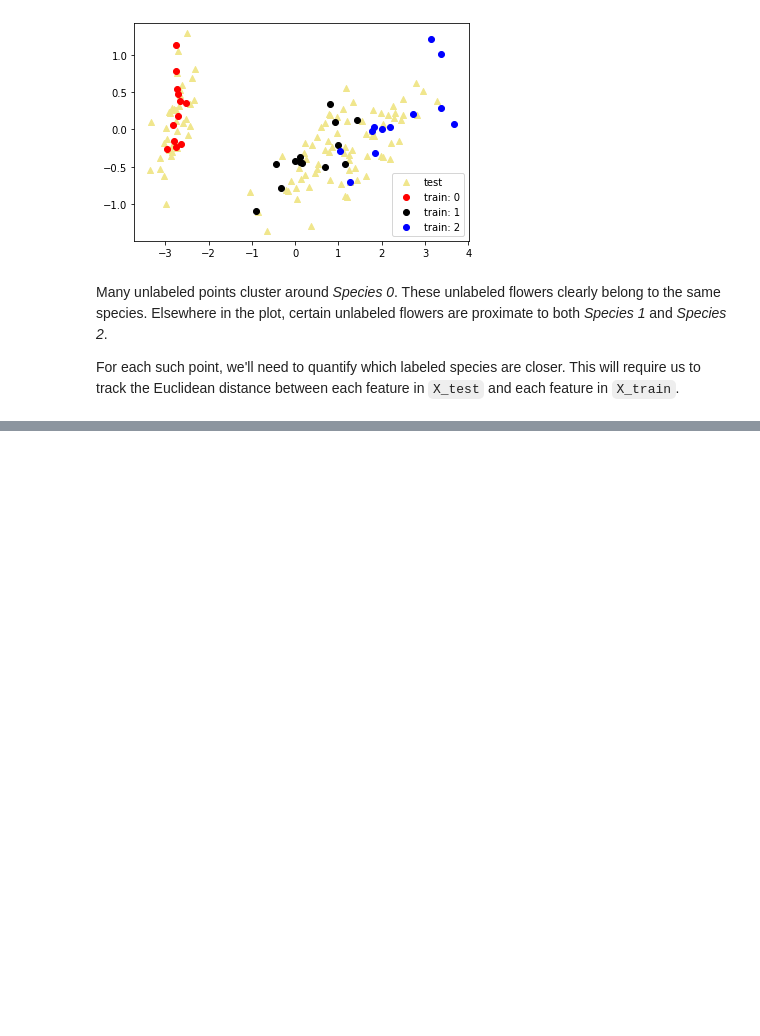
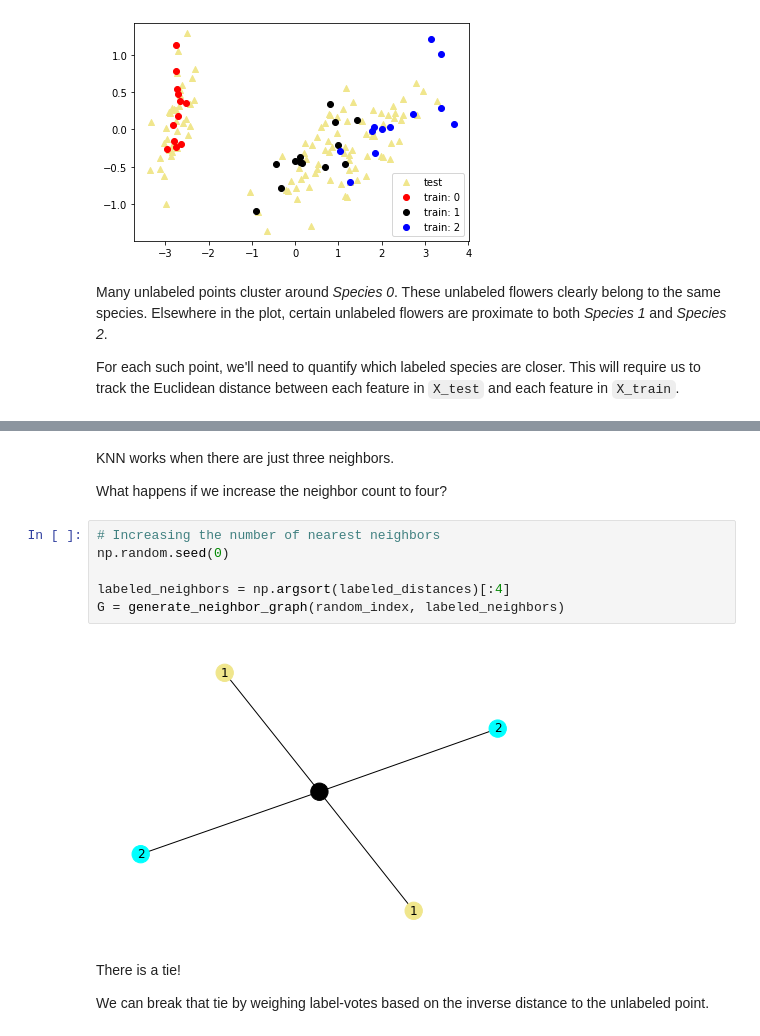
Before and after one commit to rahiakela/data-science-research-and-practice, a Jupyter notebook: data-science-bookcamp/case-study-5--predicting-future-friendships/03_network_driven_machine_learning.ipynb, the cells around one changed output, grey strips where cells are left out. Cells and saved outputs as stored; diff of their text form; blank space fills up the shorter version.

```diff
--- a/data-science-bookcamp/case-study-5--predicting-future-friendships/03_network_driven_machine_learning.ipynb
+++ b/data-science-bookcamp/case-study-5--predicting-future-friendships/03_network_driven_machine_learning.ipynb
@@ -118,0 +188,16 @@ For each such point, we'll need to quantify which labeled species are closer. Th
+# %% [markdown]
+KNN works when there are just three neighbors.
+
+What happens if we increase the neighbor count to four?
+# %%
+# Increasing the number of nearest neighbors
+np.random.seed(0)
+
+labeled_neighbors = np.argsort(labeled_distances)[:4]
+G = generate_neighbor_graph(random_index, labeled_neighbors)
+# %% [output]
+[figure, added]
+# %% [markdown]
+There is a tie!
+
+We can break that tie by weighing label-votes based on the inverse distance to the unlabeled point.
```
Also changed, not shown: parts of 12 cells of this notebook.
